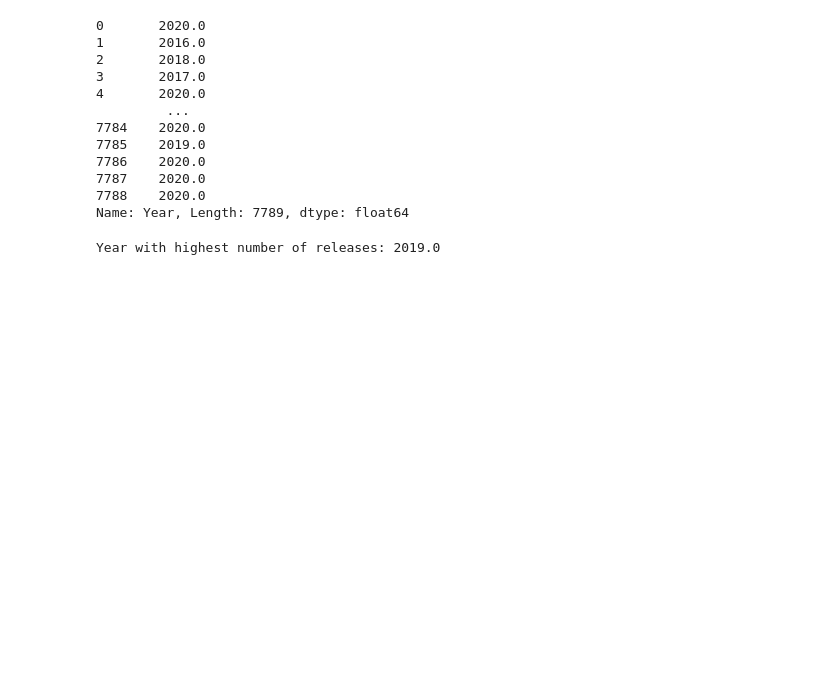
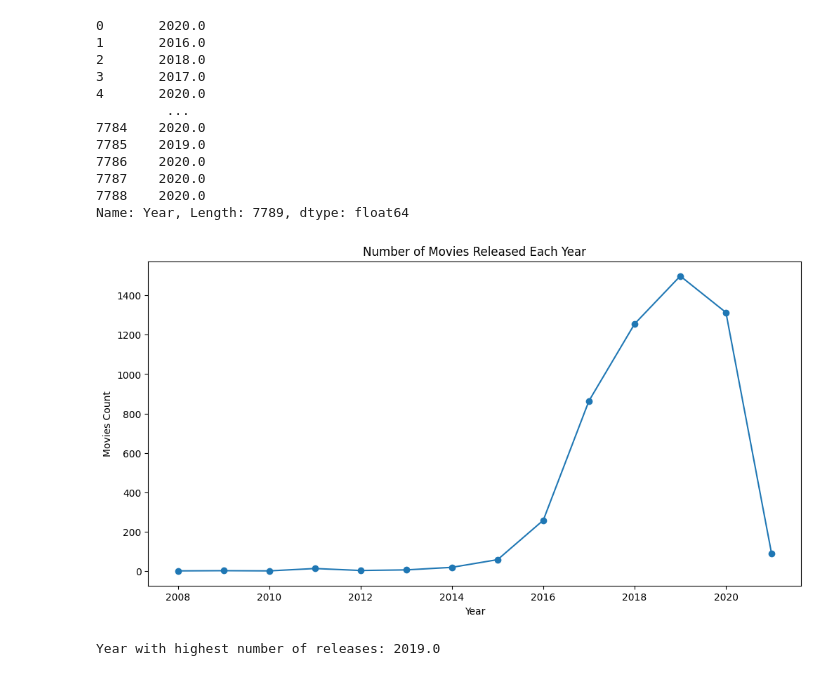
Before and after one commit to SachinGunjal001/Netflix-Python-Analysis, a Jupyter notebook: netflix-DataAnalysis_Python.ipynb, the cells around one changed output. Cells and saved outputs as stored; diff of their text form; code cells hidden in the pictures; blank space fills up the shorter version.

```diff
--- a/netflix-DataAnalysis_Python.ipynb
+++ b/netflix-DataAnalysis_Python.ipynb
@@ -131,6 +131,17 @@ df['Year']
 Name: Year, Length: 7789, dtype: float64
 # %%
 Total_movies = df['Year'].value_counts().idxmax()
+# %%
+# Line chart: Movies count by year
+movies_per_year = df[df['Category'] == 'Movie']['Year'].value_counts().sort_index()
+plt.figure(figsize=(12,6))
+plt.plot(movies_per_year.index, movies_per_year.values, marker='o')
+plt.title('Number of Movies Released Each Year')
+plt.xlabel('Year')
+plt.ylabel('Movies Count')
+plt.show()
+# %% [output]
+[figure, added]
 # %%
 print(f'Year with highest number of releases: {Total_movies}')
 plt.Figure(figsize=(15,6))
```
Also changed, not shown: parts of 1 cell of this notebook.
